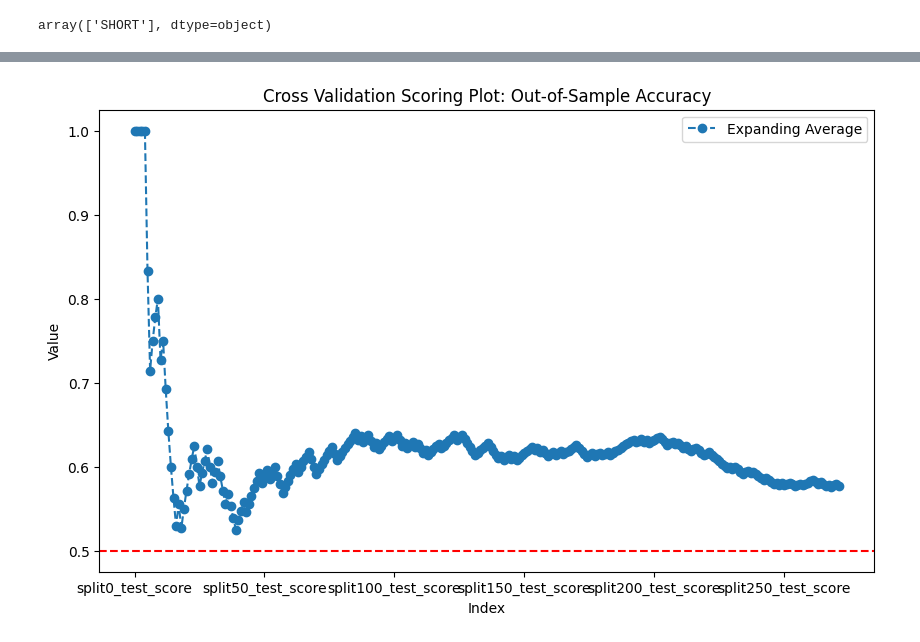
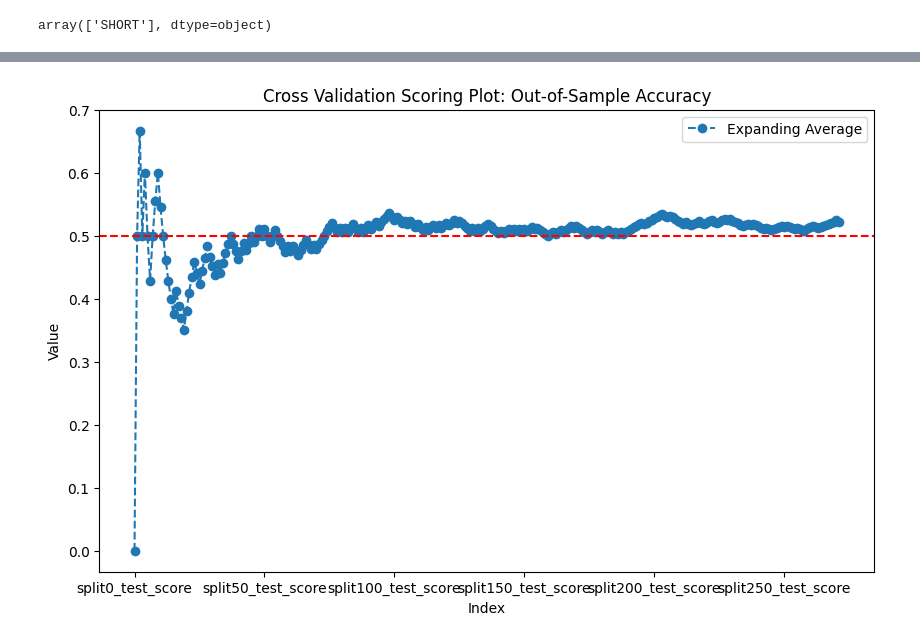
Before and after one commit to thestockman27/Fixed-Income-Dashboards, a Jupyter notebook: GBM Backtest UST_10Y v1.1.ipynb, the cells around one changed output, grey strips where cells are left out. Drawn from its saved outputs; the diff is of its cells as text; code cells hidden in the pictures.

```diff
--- a/GBM Backtest UST_10Y v1.1.ipynb
+++ b/GBM Backtest UST_10Y v1.1.ipynb
@@ -241,10 +226,10 @@ Accuracy of the Best Hyperparameters: 0.5772
 # %%
 param_grid2 = {
-    'n_estimators': [20],
-    'learning_rate': [0.1],
+    'n_estimators': [50],
+    'learning_rate': [0.01],
     'subsample': [0.75],
-    'max_depth': [15,35],
-    'min_samples_leaf': [1]
+    'max_depth': [5],
+    'min_samples_leaf': [2]
 }
 ys = []
 # Perform grid search with cross-validation
@@ -420,25 +399,25 @@ Text(0.5, 1.0, 'Distribution of Out-of-Sample Accuracy Scores of Hyperparameter
 # %%
 # plot your own learning curve
 
-cv_perf = pd.DataFrame(cv_results.loc[6,"split0_test_score":'split271_test_score'])
-cv_perf = cv_perf.rename(columns={6: 'score'})
+cv_perf = pd.DataFrame(cv_results2.loc[0,"split0_test_score":'split271_test_score'])
+cv_perf = cv_perf.rename(columns={0: 'score'})
 cv_perf['Expanding_Average'] = cv_perf['score'].expanding().mean()
 #cv_perf.reindex(X.index[(len(df6) - initial_train_size):])
 # Plot the expanding average
 plt.figure(figsize=(10, 6))
 #plt.plot(cv_perf['Value'], label='Original Values', marker='o')
 plt.plot(cv_perf['Expanding_Average'], label='Expanding Average', linestyle='--', marker='o')
 plt.xlabel('Index')
 plt.ylabel('Value')
 plt.title('Cross Validation Scoring Plot: Out-of-Sample Accuracy')
 plt.legend()
 # Show only every 10th tick on the x-axis
 plt.xticks(cv_perf.index[::50])
 plt.axhline(y=0.50, color='red', linestyle='--')
 
 plt.show()
 # %% [output]
-[figure, old version]
+[figure, new version]
 # %%
 # import matplotlib.pyplot as plt
 # from sklearn.model_selection import learning_curve, train_test_split
```
Also changed, not shown: parts of 16 cells of this notebook, 8 other files.
